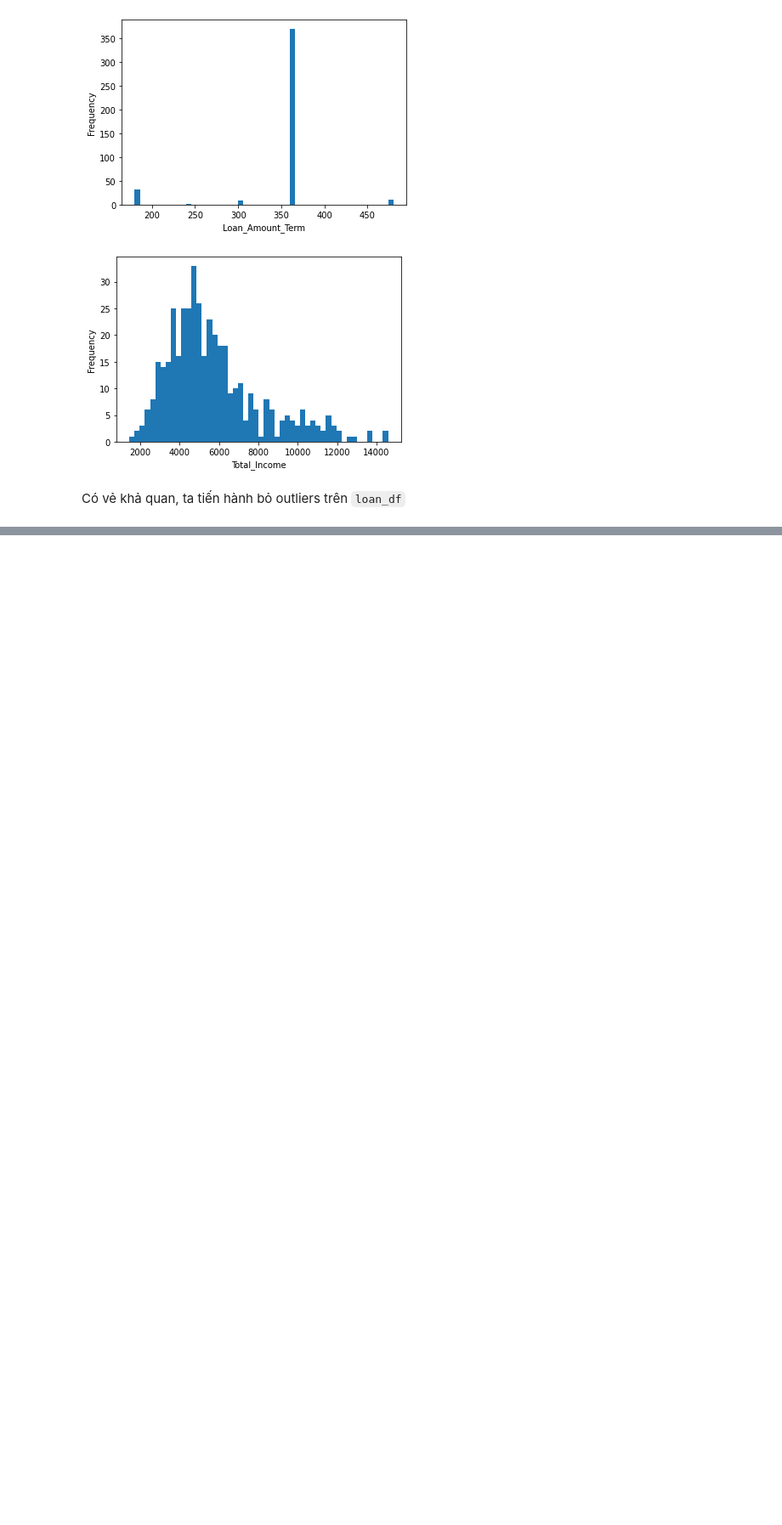
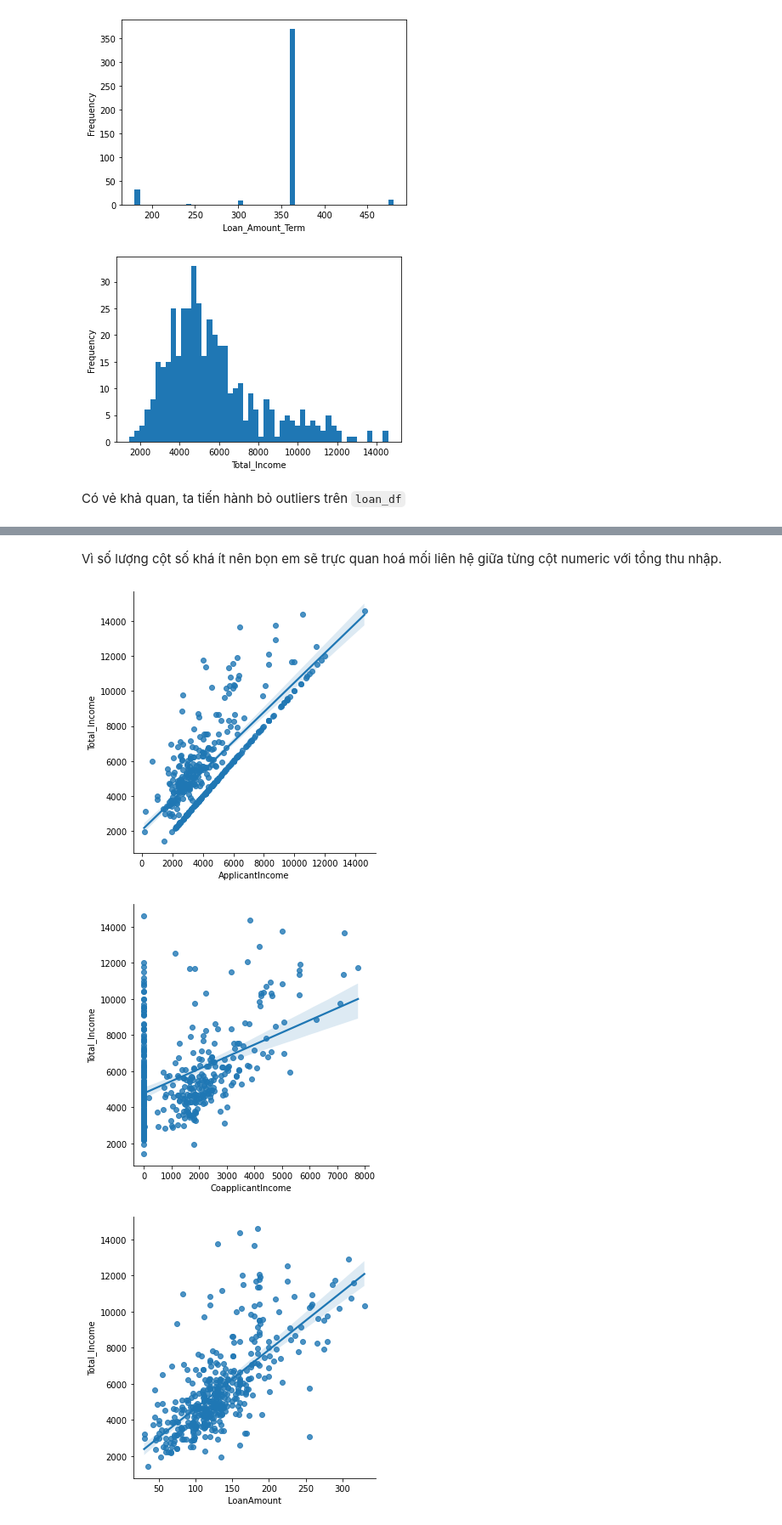
Before and after one commit to tonyvu1289/P4DS-FinalProject-vip, a Jupyter notebook: duy_question.ipynb, the cells around one changed output, grey strips where cells are left out. Shown at 85% size. Drawn from its saved outputs; the diff is of its cells as text; code cells hidden in the pictures; blank space fills up the shorter version.

```diff
--- a/duy_question.ipynb
+++ b/duy_question.ipynb
@@ -390,0 +407,10 @@ loan_df.shape
+# %%
+try:
+    nume_cols = nume_cols.drop(columns="Loan_Amount_Term")
+except:
+    pass
+try:
+    cate_cols["Loan_Amount_Term"] = loan_df["Loan_Amount_Term"]
+except:
+    pass
+cate_cols.head()
@@ -390,0 +424,11 @@ loan_df.shape
+# %% [markdown]
+Vì số lượng cột số khá ít nên bọn em sẽ trực quan hoá mối liên hệ giữa từng cột numeric với tổng thu nhập.
+# %%
+for col in nume_cols:
+    if col == "Total_Income":
+        continue
+    sns.lmplot(x=col,y='Total_Income',data=loan_df[[col,"Total_Income"]],fit_reg=True)
+# %% [output]
+[figure, added]
+[figure, added]
+[figure, added]
```
Also changed, not shown: parts of 12 cells of this notebook.
